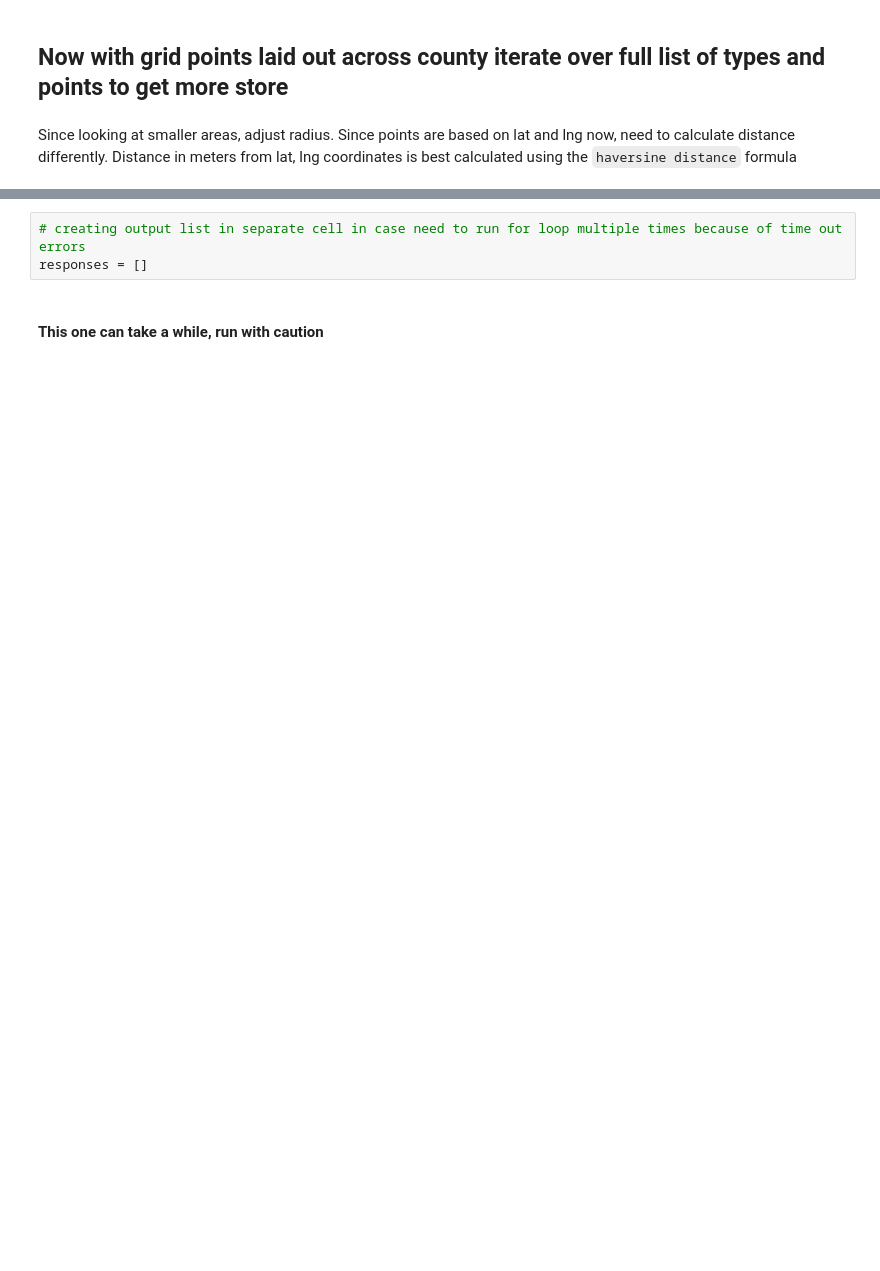
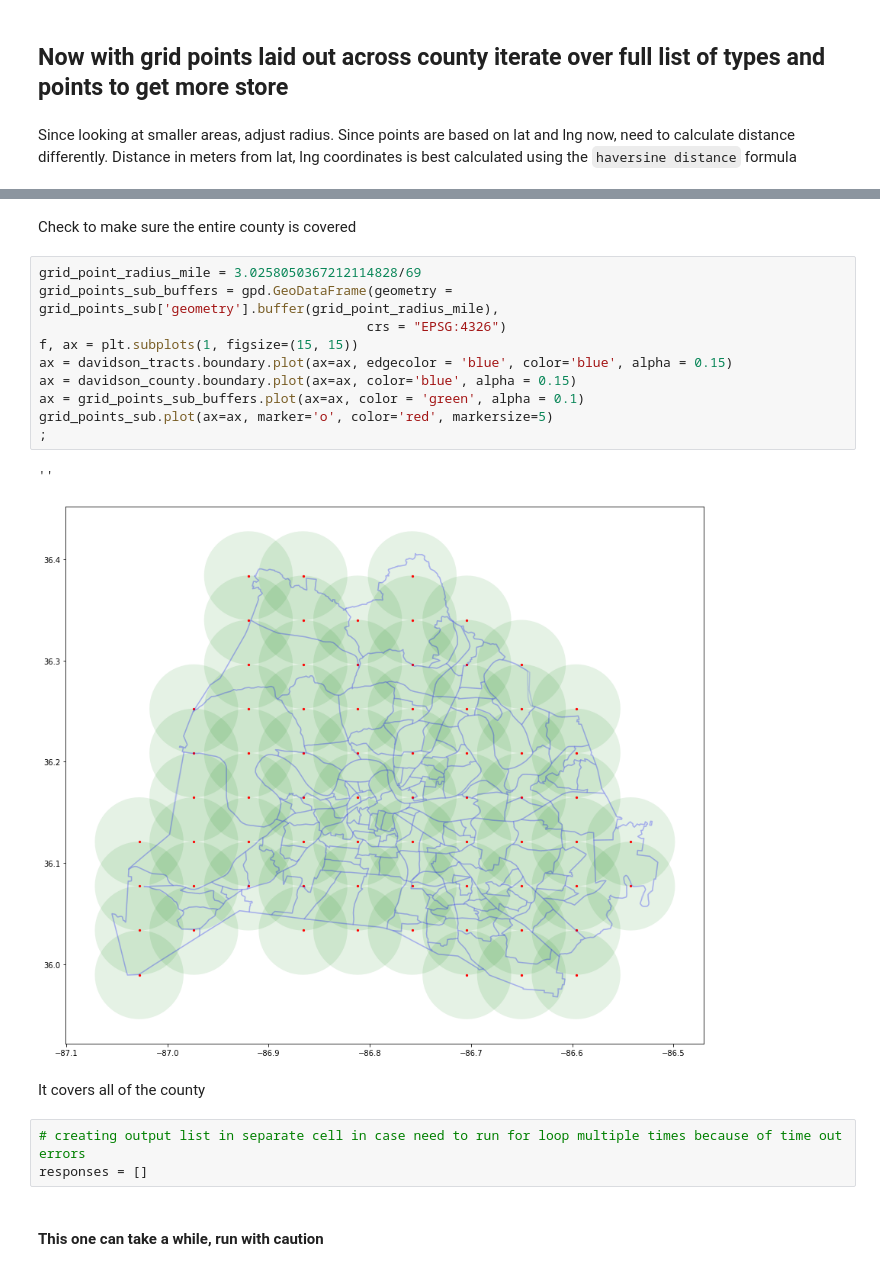
Before and after one commit to raom1/nashville-food-deserts, a Jupyter notebook: grocery_google_api_test.ipynb, the cells around one changed output, grey strips where cells are left out. Drawn from its saved outputs; the diff is of its cells as text; blank space fills up the shorter version.

```diff
--- a/grocery_google_api_test.ipynb
+++ b/grocery_google_api_test.ipynb
@@ -183,3 +194,20 @@ grid_point_radius = dist_in_meters(grid_points_sub.loc[1, 'geometry'], grid_poin
+# %% [markdown]
+Check to make sure the entire county is covered
+# %%
+grid_point_radius_mile = 3.0258050367212114828/69
+grid_points_sub_buffers = gpd.GeoDataFrame(geometry = grid_points_sub['geometry'].buffer(grid_point_radius_mile),
+                                          crs = "EPSG:4326")
+f, ax = plt.subplots(1, figsize=(15, 15))
+ax = davidson_tracts.boundary.plot(ax=ax, edgecolor = 'blue', color='blue', alpha = 0.15)
+ax = davidson_county.boundary.plot(ax=ax, color='blue', alpha = 0.15)
+ax = grid_points_sub_buffers.plot(ax=ax, color = 'green', alpha = 0.1)
+grid_points_sub.plot(ax=ax, marker='o', color='red', markersize=5)
+;
+# %% [output]
+''
+[figure, added]
+# %% [markdown]
+It covers all of the county
 # %%
 # creating output list in separate cell in case need to run for loop multiple times because of time out errors
 responses = []
```
Also changed, not shown: parts of 33 cells of this notebook.
